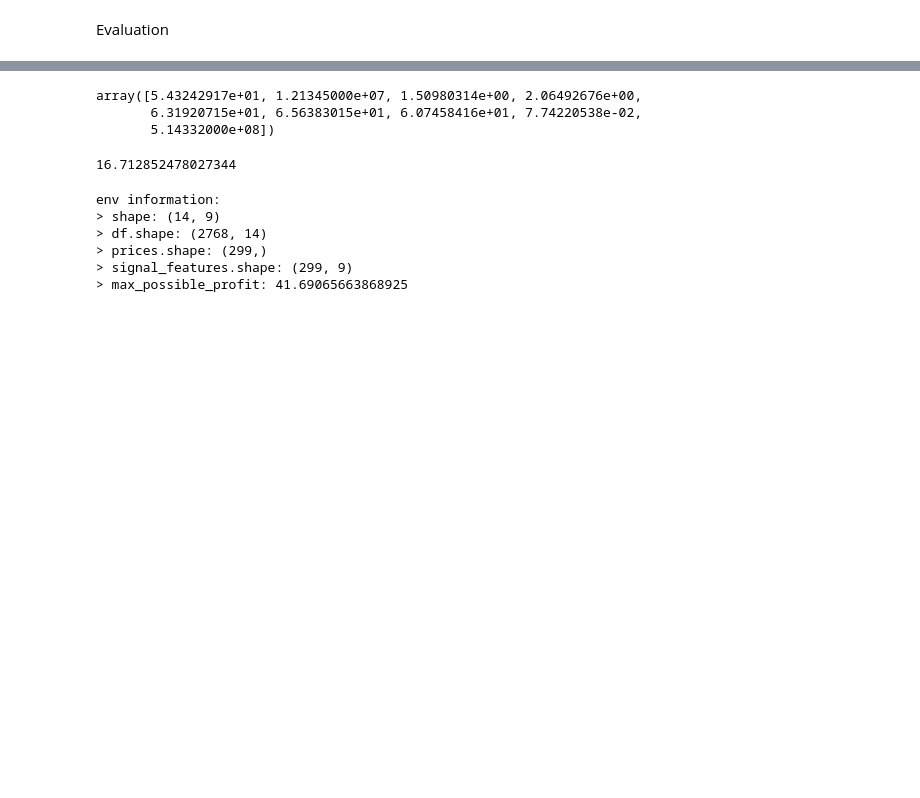
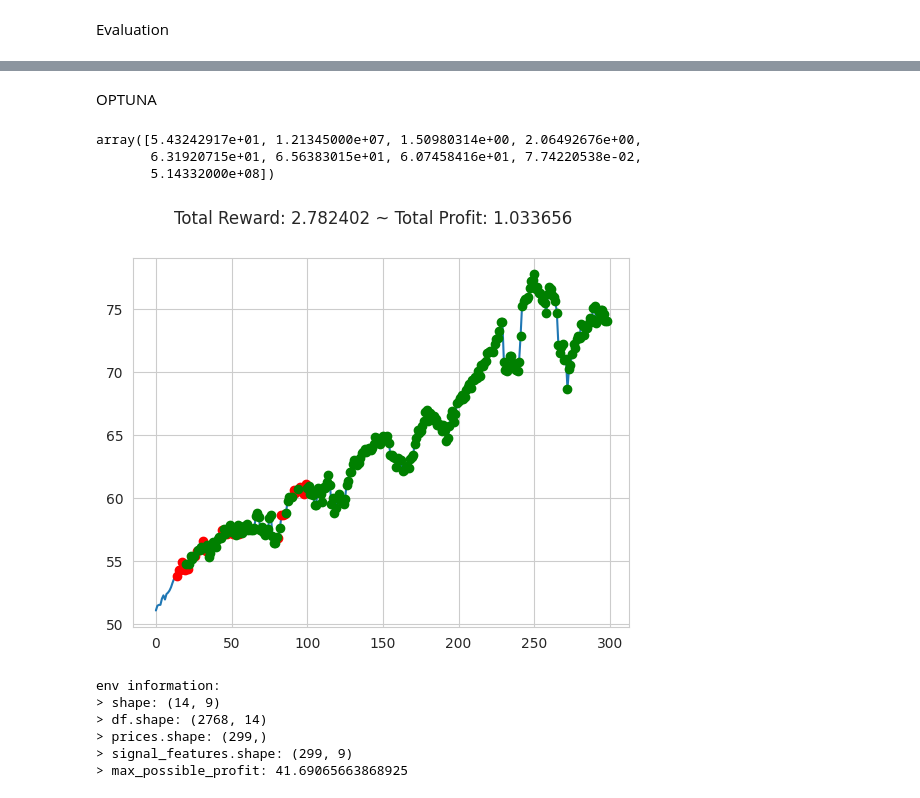
Before and after one commit to pierouc/Mem-ind, a Jupyter notebook: RL del gran pisky.ipynb, the cells around one changed output, grey strips where cells are left out. Cells and saved outputs as stored; diff of their text form; code cells hidden in the pictures; blank space fills up the shorter version.

```diff
--- a/RL del gran pisky.ipynb
+++ b/RL del gran pisky.ipynb
@@ -215,3 +299,5 @@ info {'total_reward': 37.26427459716797, 'total_profit': 0.9103132452786629, 'po
+# %% [markdown]
+OPTUNA
 # %%
 env_test.signal_features[env_test._current_tick] #obtener los valores del dia que se va a predecir
 # %% [output]
@@ -219,9 +305,9 @@ array([5.43242917e+01, 1.21345000e+07, 1.50980314e+00, 2.06492676e+00,
        6.31920715e+01, 6.56383015e+01, 6.07458416e+01, 7.74220538e-02,
        5.14332000e+08])
 # %%
-sum(r)
+env_test.render_all()
 # %% [output]
-16.712852478027344
+[figure, added]
 # %%
 print("env information:")
 print("> shape:", env_test.unwrapped.shape)
```
Also changed, not shown: parts of 15 cells of this notebook, 1 other file.
